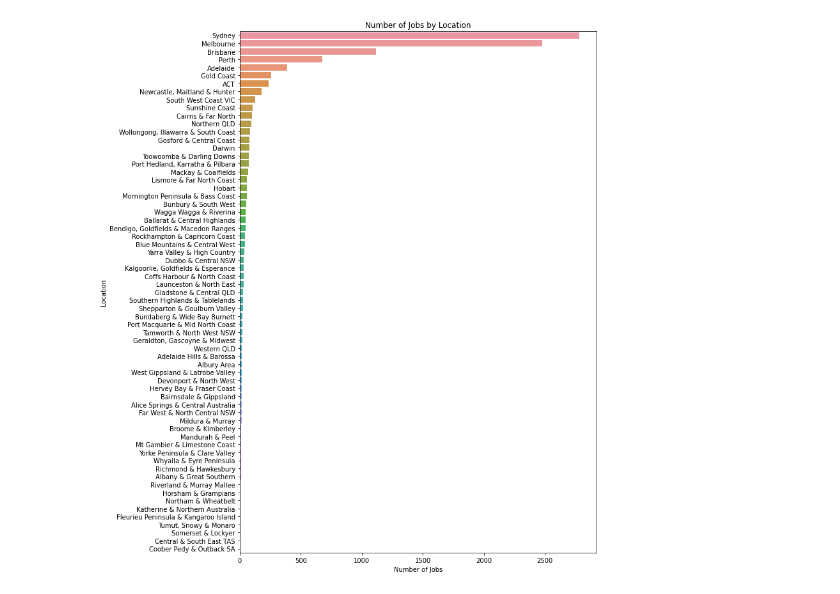
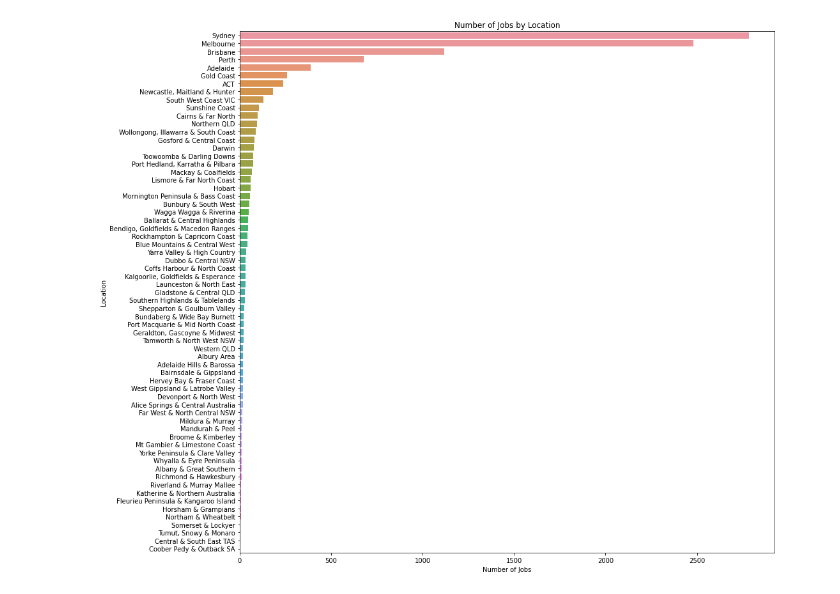
Before and after one commit to zacjensen/3803ICT-Repo, a Jupyter notebook: Lab 2/job_market.ipynb, the cells around one changed output. Cells and saved outputs as stored; diff of their text form; code cells hidden in the pictures.

```diff
--- a/Lab 2/job_market.ipynb
+++ b/Lab 2/job_market.ipynb
@@ -9,7 +15,7 @@ df = pd.read_csv('job-market.csv')
 # %%
-plt.figure(figsize=(10,15))
+plt.figure(figsize=(15,15))
 ax = sns.countplot(data=df, y = 'Location', order=df["Location"].value_counts().index)
 ax.set_xlabel("Number of Jobs")
 ax.set_title("Number of Jobs by Location");
 # %% [output]
-[figure, old version]
+[figure, new version]
```
Also changed, not shown: parts of 3 cells of this notebook, 2 other files.
